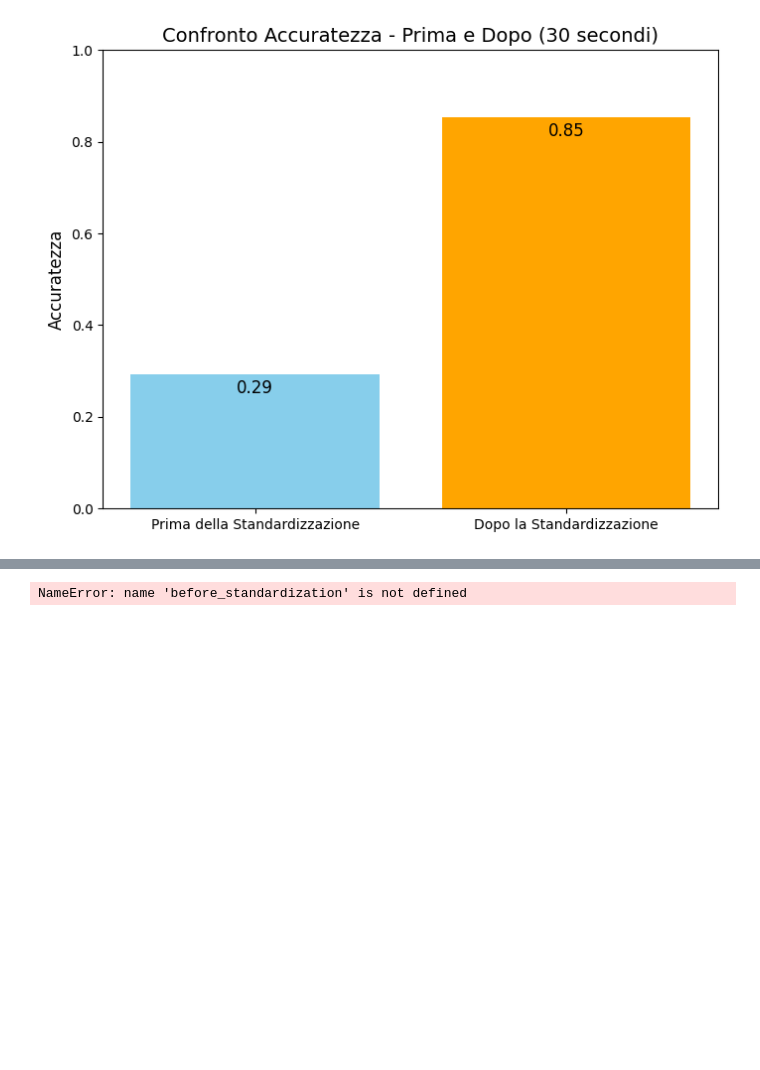
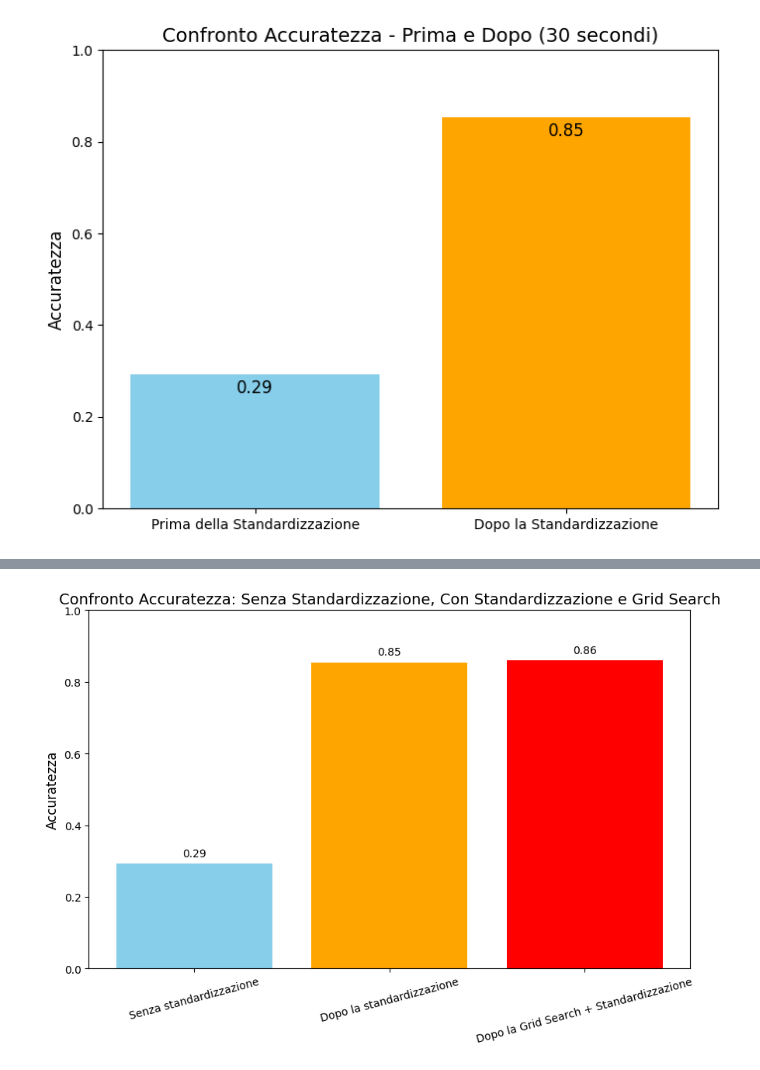
Before and after one commit to DavideOrienti/Progetto-MachineLearning, a Jupyter notebook: svm.ipynb, the cells around one changed output, grey strips where cells are left out. Saved outputs shown, nothing was run; the diff lists cells and outputs as text; code cells hidden in the pictures; blank space fills up the shorter version.

```diff
--- a/svm.ipynb
+++ b/svm.ipynb
@@ -110,7 +104,7 @@ for params in grid_search.cv_results_['params']:
 # Trova il miglior modello tra quelli validi
 if valid_models:
     best_model, best_params, best_train_accuracy, best_test_accuracy = max(valid_models, key=lambda x: x[3])
-    svm={best_train_accuracy}
+    svm=float(best_test_accuracy)
     print(f"Training Accuracy: {best_train_accuracy}")
     print(f"Testing Accuracy: {best_test_accuracy}")
     print(f"Best Parameters: {best_params}")
@@ -126,4 +124,4 @@ ConfusionMatrix(y_test, y_pred)
 # %%
-Grafico_Tre_Valori(before_standardization, after_standardization, after_grid)
+Grafico_Tre_Valori(before_standardization, after_standardization, svm)
 # %% [output]
-NameError: name 'before_standardization' is not defined
+[figure, added]
```
Also changed, not shown: parts of 5 cells of this notebook, 8 other files.
